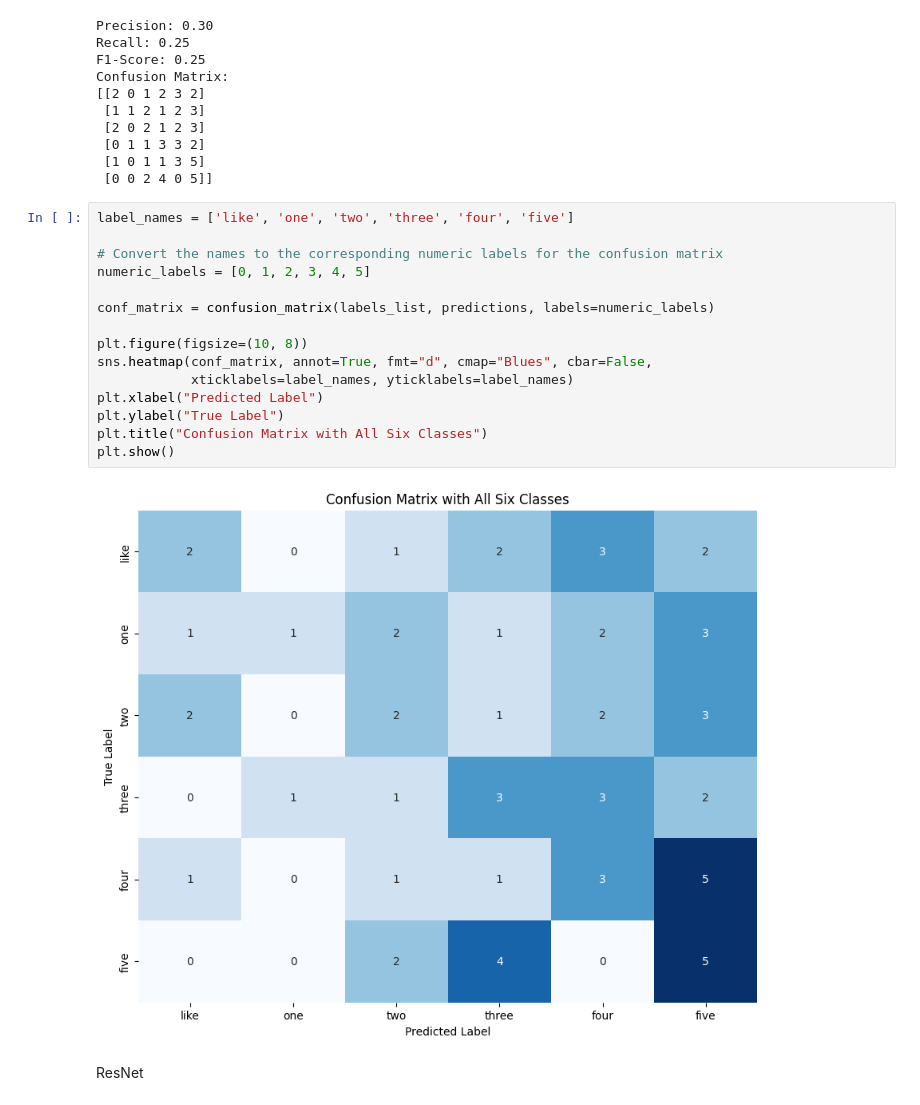
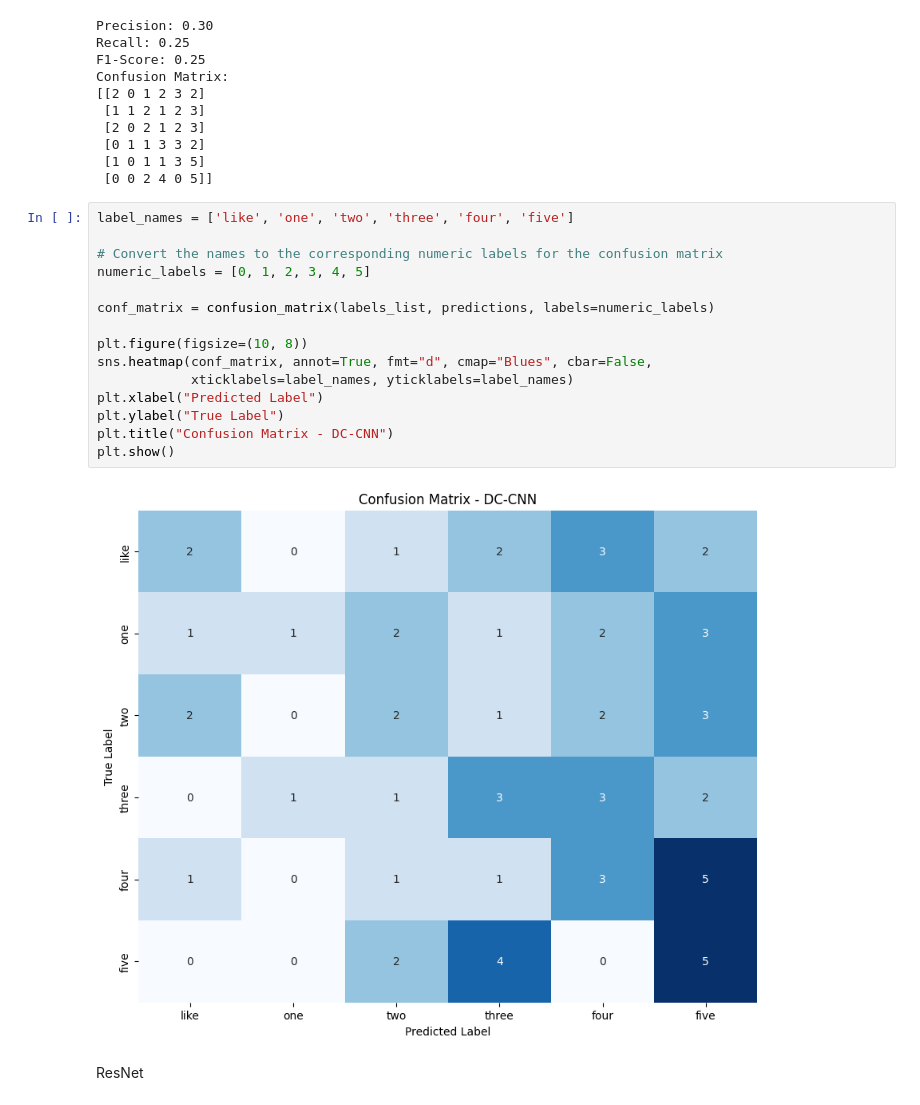
Before and after one commit to hsun26/CS445-Project, a Jupyter notebook: Dual_CNN_(use_new_dataset).ipynb, the cells around one changed output. Drawn from its saved outputs; the diff is of its cells as text.

```diff
--- a/Dual_CNN_(use_new_dataset).ipynb
+++ b/Dual_CNN_(use_new_dataset).ipynb
@@ -1552,20 +1552,20 @@ Confusion Matrix:
 # %%
 label_names = ['like', 'one', 'two', 'three', 'four', 'five']
 
 # Convert the names to the corresponding numeric labels for the confusion matrix
 numeric_labels = [0, 1, 2, 3, 4, 5]
 
 conf_matrix = confusion_matrix(labels_list, predictions, labels=numeric_labels)
 
 plt.figure(figsize=(10, 8))
 sns.heatmap(conf_matrix, annot=True, fmt="d", cmap="Blues", cbar=False,
             xticklabels=label_names, yticklabels=label_names)
 plt.xlabel("Predicted Label")
 plt.ylabel("True Label")
-plt.title("Confusion Matrix with All Six Classes")
+plt.title("Confusion Matrix - DC-CNN")
 plt.show()
 # %% [output]
-[figure, old version]
+[figure, new version]
 # %% [markdown]
 ResNet
 # %%
```
Also changed, not shown: parts of 3 cells of this notebook.
